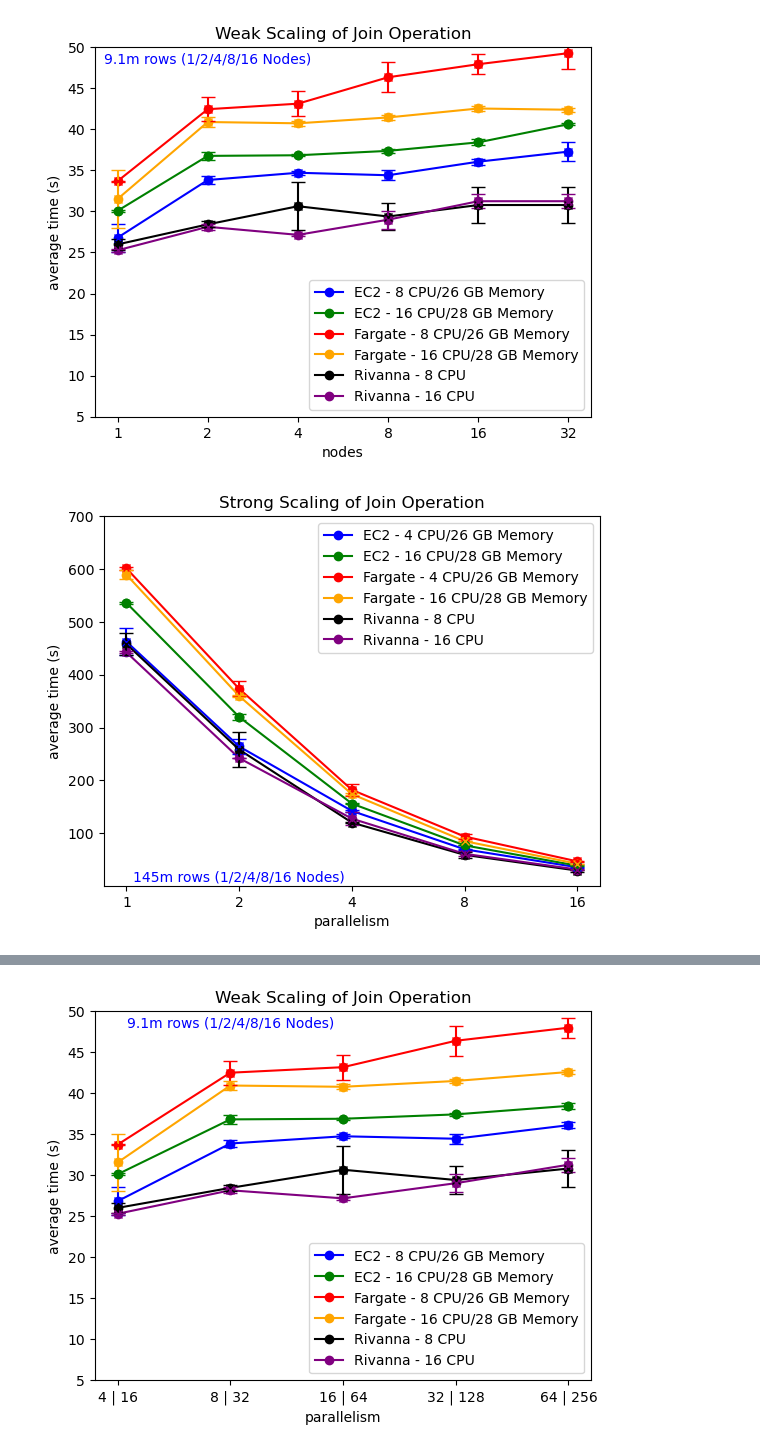
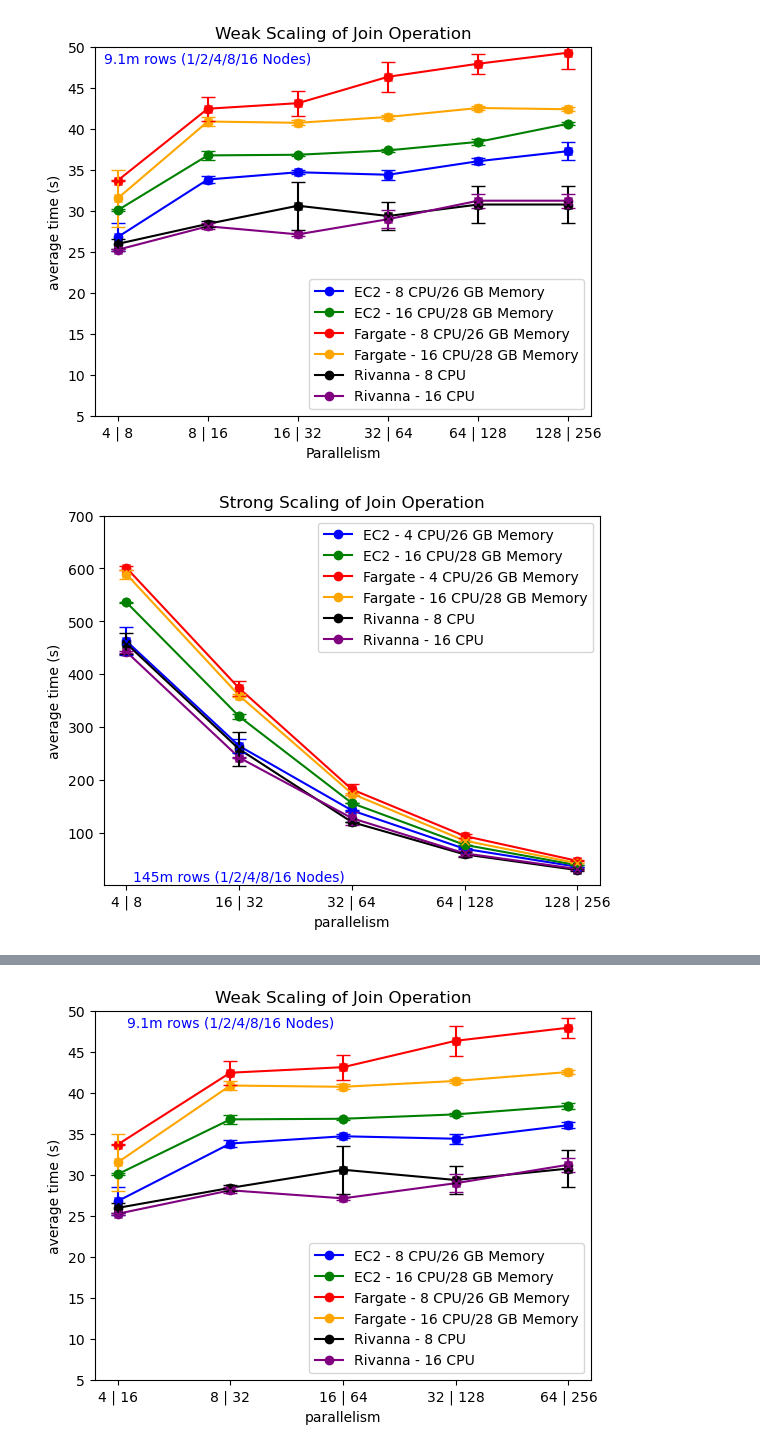
Before and after one commit to mstaylor/cylon, a Jupyter notebook: aws/scripts/Join_Weak_Scaling_round2.ipynb, the cells around one changed output, grey strips where cells are left out. Saved outputs shown, nothing was run; the diff lists cells and outputs as text; code cells hidden in the pictures.

Commit message:
partial - updated jupyter notebook so that results and graphs were consistent

```diff
--- a/aws/scripts/Join_Weak_Scaling_round2.ipynb
+++ b/aws/scripts/Join_Weak_Scaling_round2.ipynb
@@ -2,7 +2,7 @@
 import matplotlib.pyplot as plt
 
 # Given data
-world_size = ['1', '2', '4', '8', '16', '32']
+world_size = ['4 | 8', '8 | 16', '16 | 32', '32 | 64', '64 | 128', '128 | 256']
 ec2_4_26 = [26.80001503, 33.82108727, 34.70261905, 34.40150503, 36.04979236, 37.27805637]
 ec2_16_28 = [30.07260311, 36.75810435, 36.8333492, 37.36801396, 38.40536711, 40.62146824]
 fargate_4_26 = [33.68554413, 42.44095802, 43.11394629, 46.3293512, 47.92054052, 49.26676557]
@@ -24,40 +24,40 @@ plt.plot(world_size, fargate_4_26, marker='o', color='r', label='Fargate - 8 CPU
 plt.plot(world_size, fargate_16_28, marker='o', color='orange', label='Fargate - 16 CPU/28 GB Memory')
 plt.plot(world_size, rivanna_8, marker='o', color='black', label='Rivanna - 8 CPU')
 plt.plot(world_size, rivanna_16, marker='o', color='purple', label='Rivanna - 16 CPU')
 
 plt.errorbar(world_size, ec2_4_26, yerr=ec2_4_26_err, fmt='x', color='b', ecolor='b', capsize=5)
 plt.errorbar(world_size, ec2_16_28, yerr=ec2_16_28_err, fmt='o', color='g', ecolor='g', capsize=5)
 plt.errorbar(world_size, fargate_4_26, yerr=fargate_4_26_err, fmt='x', color='r', ecolor='r', capsize=5)
 plt.errorbar(world_size, fargate_16_28, yerr=fargate_16_28_err, fmt='x', color='orange', ecolor='orange', capsize=5)
 plt.errorbar(world_size, rivanna_8, yerr=rivanna_8_err, fmt='x', color='black', ecolor='black', capsize=5)
 plt.errorbar(world_size, rivanna_16, yerr=rivanna_16_err, fmt='x', color='purple', ecolor='purple', capsize=5)
 
 custom_text = "9.1m rows (1/2/4/8/16 Nodes)"
 plt.text(1, 48, custom_text, fontsize=10, color='blue', ha='center')
 
 plt.ylim(5, 50)
 
 plt.xticks(world_size)
 
 # Add labels and title
-plt.xlabel('nodes')
+plt.xlabel('Parallelism')
 plt.ylabel('average time (s)')
 plt.title('Weak Scaling of Join Operation')
 
 # Add a legend
 plt.legend(loc="lower right")
 
 plt.savefig('join-w-scaling.svg', format='svg')
 
 # Display the chart
 plt.show()
 # %% [output]
-[figure, old version]
+[figure, new version]
 # %%
 import matplotlib.pyplot as plt
 
 # Given data
-world_size = ['1', '2', '4', '8', '16']
+world_size = ['4 | 8', '16 | 32', '32 | 64', '64 | 128', '128 | 256']
 ec2_4_26 = [462.5835506, 264.38262, 142.4376676, 69.86648399, 35.88257558]
 ec2_16_28 = [535.9114144, 320.1807526, 156.2365458, 77.36085331, 38.89793038]
 fargate_4_26 = [601.1511541, 373.5013618, 182.2381624, 94.04020221, 47.02212781]
@@ -110,7 +110,7 @@ plt.savefig('join-s-scaling.svg', format='svg')
 # Display the chart
 plt.show()
 # %% [output]
-[figure, old version]
+[figure, new version]
 # %%
 import matplotlib.pyplot as plt
 
```
Also changed, not shown: parts of 3 cells of this notebook.
